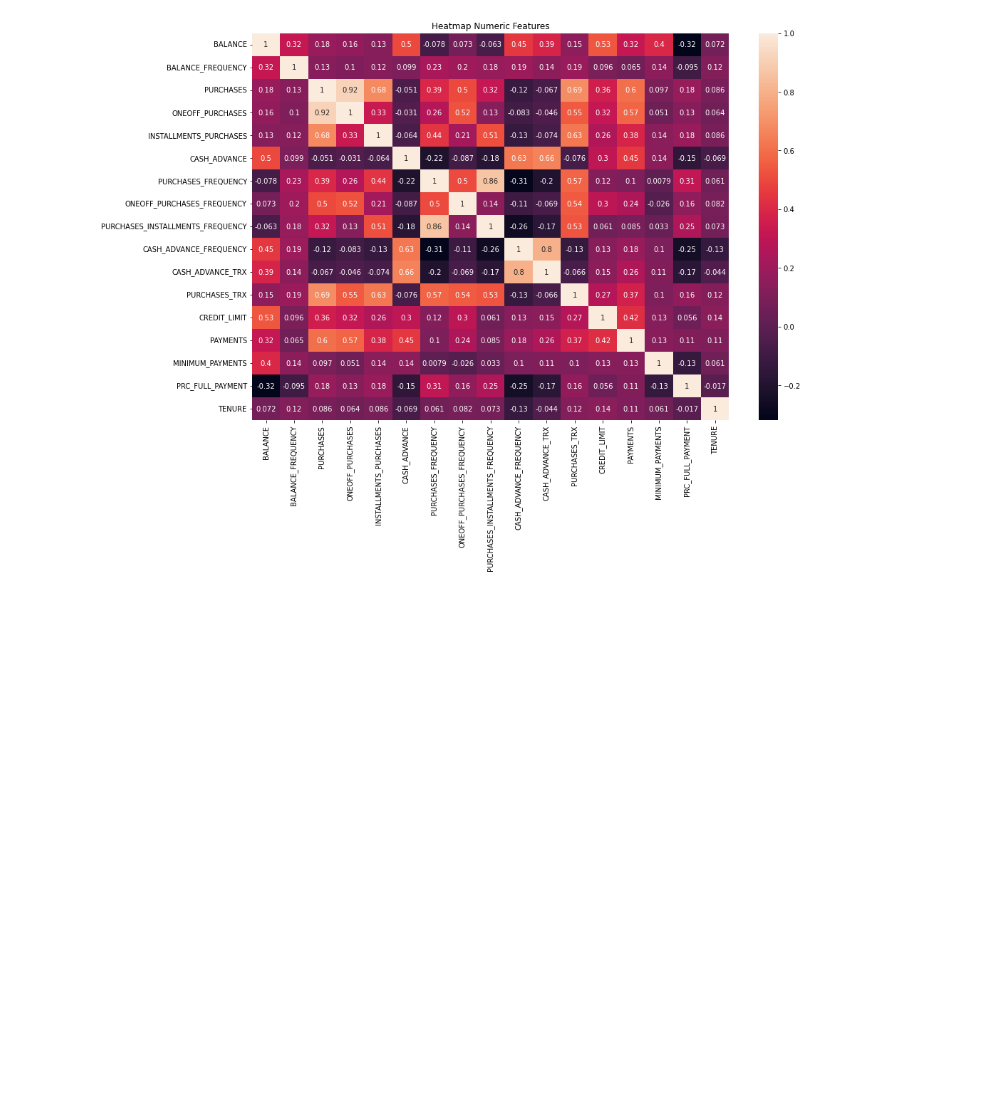
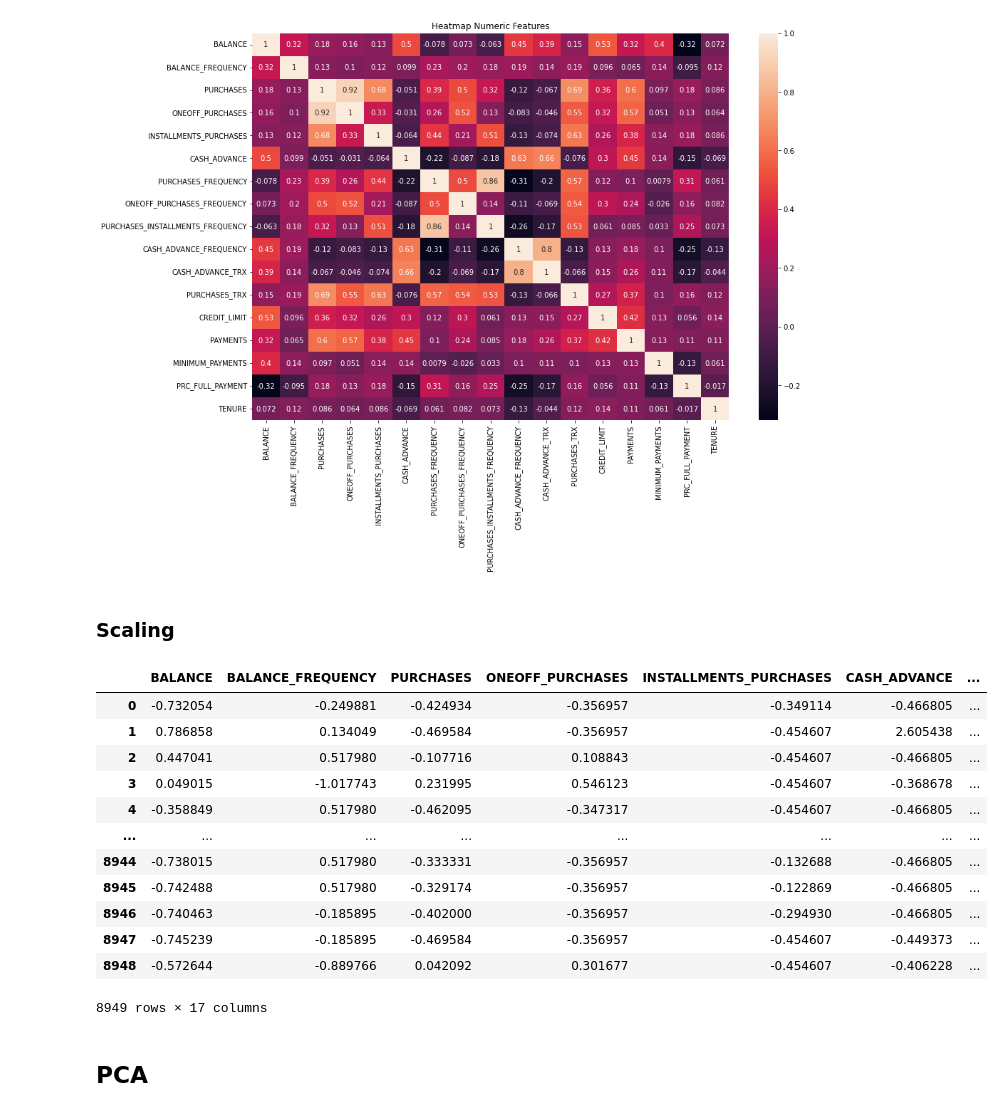
Before and after one commit to LeventSoykan/Credit_Card_Data_Clustering, a Jupyter notebook: clustering.ipynb, the cells around one changed output. Saved outputs shown, nothing was run; the diff lists cells and outputs as text; code cells hidden in the pictures; blank space fills up the shorter version.

```diff
--- a/clustering.ipynb
+++ b/clustering.ipynb
@@ -188,3 +189,5 @@ plt.xticks(rotation=90)
 plt.show()
 # %% [output]
 [figure]
+# %% [markdown]
+### Scaling
@@ -190,0 +202,18 @@ plt.show()
+# %%
+num_df
+# %% [output]
+|  | BALANCE | BALANCE_FREQUENCY | PURCHASES | ONEOFF_PURCHASES | INSTALLMENTS_PURCHASES | CASH_ADVANCE | ... |
+| 0 | -0.732054 | -0.249881 | -0.424934 | -0.356957 | -0.349114 | -0.466805 | ... |
+| 1 | 0.786858 | 0.134049 | -0.469584 | -0.356957 | -0.454607 | 2.605438 | ... |
+| 2 | 0.447041 | 0.517980 | -0.107716 | 0.108843 | -0.454607 | -0.466805 | ... |
+| 3 | 0.049015 | -1.017743 | 0.231995 | 0.546123 | -0.454607 | -0.368678 | ... |
+| 4 | -0.358849 | 0.517980 | -0.462095 | -0.347317 | -0.454607 | -0.466805 | ... |
+| ... | ... | ... | ... | ... | ... | ... | ... |
+| 8944 | -0.738015 | 0.517980 | -0.333331 | -0.356957 | -0.132688 | -0.466805 | ... |
+| 8945 | -0.742488 | 0.517980 | -0.329174 | -0.356957 | -0.122869 | -0.466805 | ... |
+| 8946 | -0.740463 | -0.185895 | -0.402000 | -0.356957 | -0.294930 | -0.466805 | ... |
+| 8947 | -0.745239 | -0.185895 | -0.469584 | -0.356957 | -0.454607 | -0.449373 | ... |
+| 8948 | -0.572644 | -0.889766 | 0.042092 | 0.301677 | -0.454607 | -0.406228 | ... |
+8949 rows × 17 columns
+# %% [markdown]
+## PCA
```
Also changed, not shown: parts of 17 cells of this notebook.
